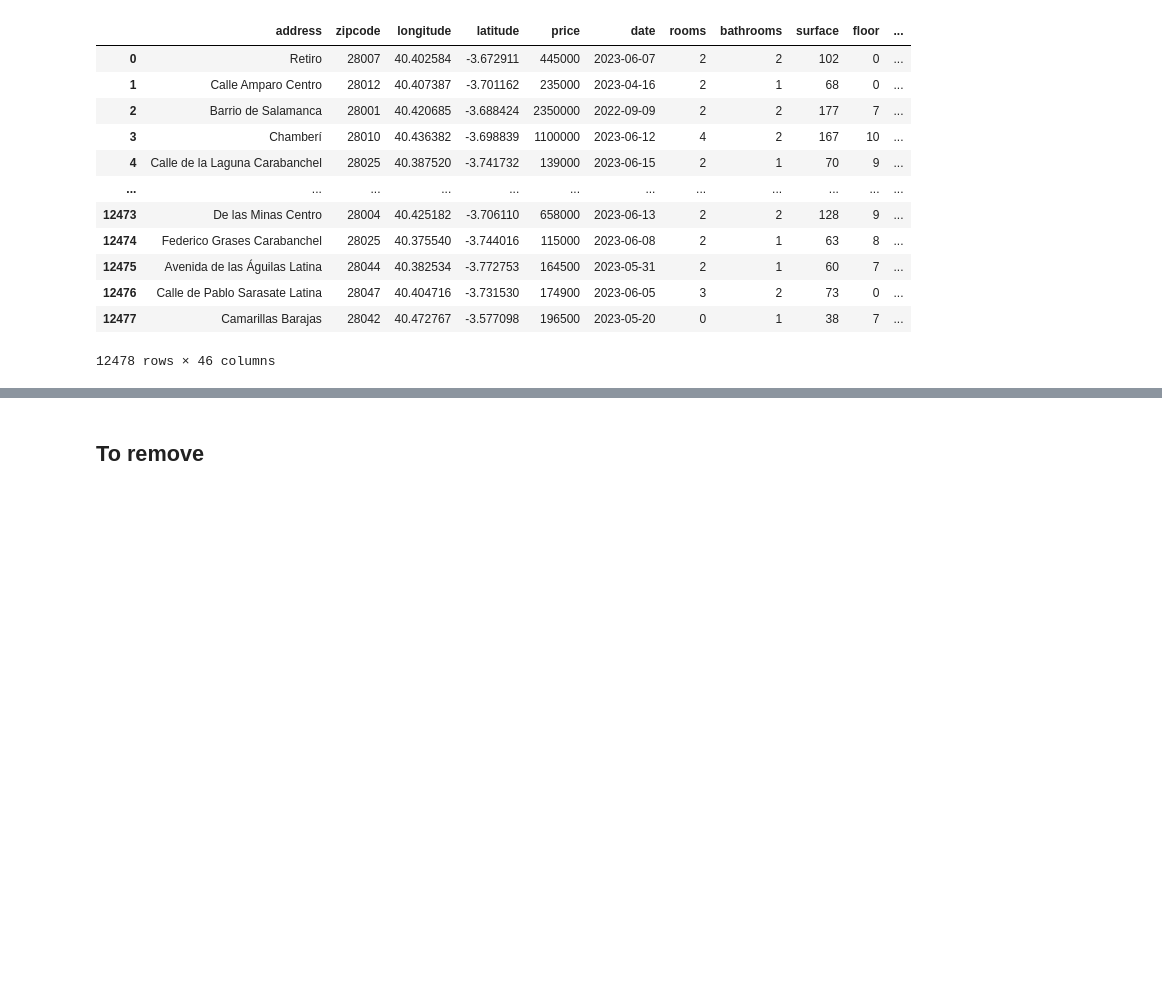
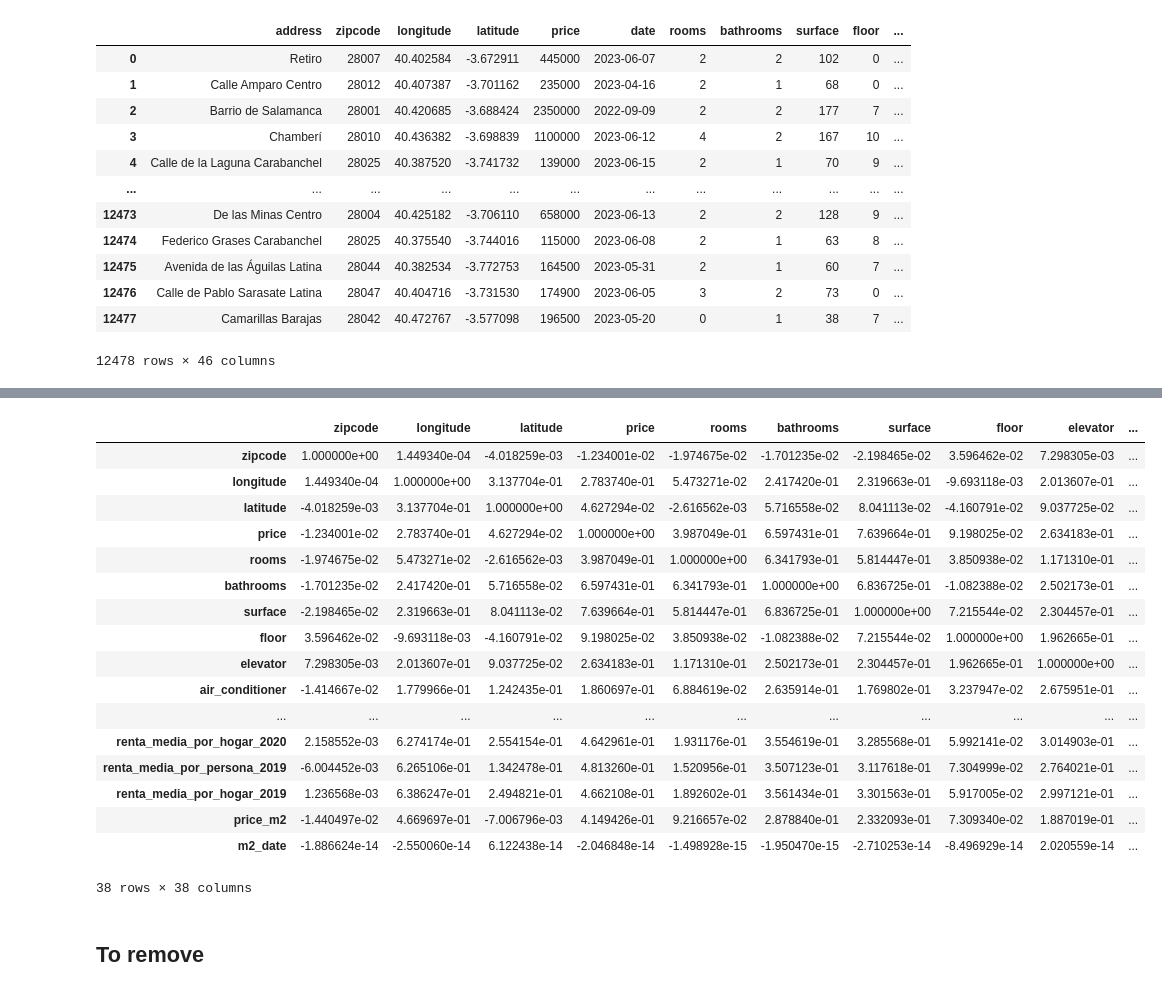
Before and after one commit to fernandez-a/House-price-predictor, a Jupyter notebook: notebooks/00_data_preparation.ipynb, the cells around one changed output, grey strips where cells are left out. Saved outputs shown, nothing was run; the diff lists cells and outputs as text; code cells hidden in the pictures; blank space fills up the shorter version.

Commit message:
fix and clean the unenployment and price_sqm2

```diff
--- a/notebooks/00_data_preparation.ipynb
+++ b/notebooks/00_data_preparation.ipynb
@@ -613,0 +524,3 @@ NameError: name 'df_housing_left2' is not defined
+# %%
+df_housing_left2.columns = df_housing_left2.columns.str.replace('_x','')
+df_housing_left2.columns
@@ -613,0 +542,5 @@ NameError: name 'df_housing_left2' is not defined
+# %%
+df_housing_concat = df_housing_concat.rename(columns={'distrito_barrio':'district'})
+df_housing_left2 = df_housing_left2.rename(columns={'distrito_barrio':'district'})
+# %%
+df_housing_concat.district = df_housing_concat.district.apply(lambda x: x.strip())
@@ -613,0 +564,2 @@ NameError: name 'df_housing_left2' is not defined
+# %%
+df_merged = df_housing_left2.merge(df_housing_concat, on='district', how='left')
@@ -614,2 +597,23 @@ NameError: name 'df_housing_left2' is not defined
+# %%
+df_merged.select_dtypes(exclude='object').corr()
+# %% [output]
+|  | zipcode | longitude | latitude | price | rooms | bathrooms | surface | floor | elevator | ... |
+| zipcode | 1.000000e+00 | 1.449340e-04 | -4.018259e-03 | -1.234001e-02 | -1.974675e-02 | -1.701235e-02 | -2.198465e-02 | 3.596462e-02 | 7.298305e-03 | ... |
+| longitude | 1.449340e-04 | 1.000000e+00 | 3.137704e-01 | 2.783740e-01 | 5.473271e-02 | 2.417420e-01 | 2.319663e-01 | -9.693118e-03 | 2.013607e-01 | ... |
+| latitude | -4.018259e-03 | 3.137704e-01 | 1.000000e+00 | 4.627294e-02 | -2.616562e-03 | 5.716558e-02 | 8.041113e-02 | -4.160791e-02 | 9.037725e-02 | ... |
+| price | -1.234001e-02 | 2.783740e-01 | 4.627294e-02 | 1.000000e+00 | 3.987049e-01 | 6.597431e-01 | 7.639664e-01 | 9.198025e-02 | 2.634183e-01 | ... |
+| rooms | -1.974675e-02 | 5.473271e-02 | -2.616562e-03 | 3.987049e-01 | 1.000000e+00 | 6.341793e-01 | 5.814447e-01 | 3.850938e-02 | 1.171310e-01 | ... |
+| bathrooms | -1.701235e-02 | 2.417420e-01 | 5.716558e-02 | 6.597431e-01 | 6.341793e-01 | 1.000000e+00 | 6.836725e-01 | -1.082388e-02 | 2.502173e-01 | ... |
+| surface | -2.198465e-02 | 2.319663e-01 | 8.041113e-02 | 7.639664e-01 | 5.814447e-01 | 6.836725e-01 | 1.000000e+00 | 7.215544e-02 | 2.304457e-01 | ... |
+| floor | 3.596462e-02 | -9.693118e-03 | -4.160791e-02 | 9.198025e-02 | 3.850938e-02 | -1.082388e-02 | 7.215544e-02 | 1.000000e+00 | 1.962665e-01 | ... |
+| elevator | 7.298305e-03 | 2.013607e-01 | 9.037725e-02 | 2.634183e-01 | 1.171310e-01 | 2.502173e-01 | 2.304457e-01 | 1.962665e-01 | 1.000000e+00 | ... |
+| air_conditioner | -1.414667e-02 | 1.779966e-01 | 1.242435e-01 | 1.860697e-01 | 6.884619e-02 | 2.635914e-01 | 1.769802e-01 | 3.237947e-02 | 2.675951e-01 | ... |
+| ... | ... | ... | ... | ... | ... | ... | ... | ... | ... | ... |
+| renta_media_por_hogar_2020 | 2.158552e-03 | 6.274174e-01 | 2.554154e-01 | 4.642961e-01 | 1.931176e-01 | 3.554619e-01 | 3.285568e-01 | 5.992141e-02 | 3.014903e-01 | ... |
+| renta_media_por_persona_2019 | -6.004452e-03 | 6.265106e-01 | 1.342478e-01 | 4.813260e-01 | 1.520956e-01 | 3.507123e-01 | 3.117618e-01 | 7.304999e-02 | 2.764021e-01 | ... |
+| renta_media_por_hogar_2019 | 1.236568e-03 | 6.386247e-01 | 2.494821e-01 | 4.662108e-01 | 1.892602e-01 | 3.561434e-01 | 3.301563e-01 | 5.917005e-02 | 2.997121e-01 | ... |
+| price_m2 | -1.440497e-02 | 4.669697e-01 | -7.006796e-03 | 4.149426e-01 | 9.216657e-02 | 2.878840e-01 | 2.332093e-01 | 7.309340e-02 | 1.887019e-01 | ... |
+| m2_date | -1.886624e-14 | -2.550060e-14 | 6.122438e-14 | -2.046848e-14 | -1.498928e-15 | -1.950470e-15 | -2.710253e-14 | -8.496929e-14 | 2.020559e-14 | ... |
+38 rows × 38 columns
 # %% [markdown]
 ## To remove
```
Also changed, not shown: parts of 35 cells of this notebook, 1 other file.
